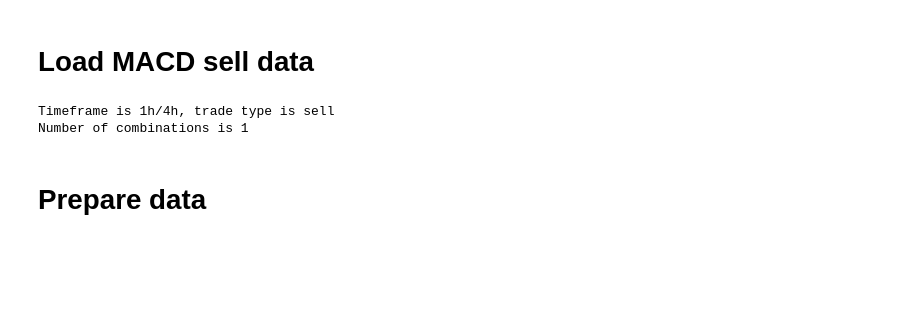
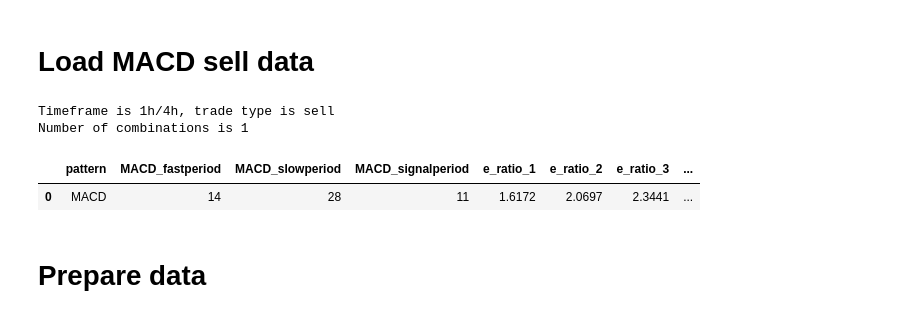
Before and after one commit to beatwad/sigbot, a Jupyter notebook: sigbot/ml/train_model.ipynb, the cells around one changed output. Saved outputs shown, nothing was run; the diff lists cells and outputs as text; code cells hidden in the pictures; blank space fills up the shorter version.

```diff
--- a/sigbot/ml/train_model.ipynb
+++ b/sigbot/ml/train_model.ipynb
@@ -113,33 +105,36 @@ MEXC
 load = False
 clean = False
 
 ttype = 'sell'
 pattern = ['MACD']
 indicator_list = pattern
 indicator_list_higher = ['Trend', 'MACD']
 
 # Get configs
 configs = ConfigFactory.factory(environ).configs
 configs['Indicator_list'] = indicator_list
 configs['Higher_TF_indicator_list'] = indicator_list_higher
 configs['Timeframes']['work_timeframe'] = work_timeframe
 configs['Timeframes']['higher_timeframe'] = higher_timeframe
 
 optim_dict = {
                 'MACD': {
                           "fastperiod": [14],
                           "slowperiod": [28],
                           "signalperiod": [11]
                         }
              }
 
 if CFG.load:
   print(f'Timeframe is {work_timeframe}/{higher_timeframe}, trade type is {ttype}')
   opt = Optimizer(pattern, optim_dict, clean, **configs)
   stat = opt.optimize(pattern, ttype, opt_limit, load, 'ml')
+  display(stat)
 # %% [output]
 Timeframe is 1h/4h, trade type is sell
 Number of combinations is 1
+|  | pattern | MACD_fastperiod | MACD_slowperiod | MACD_signalperiod | e_ratio_1 | e_ratio_2 | e_ratio_3 | ... |
+| 0 | MACD | 14 | 28 | 11 | 1.6172 | 2.0697 | 2.3441 | ... |
 # %% [markdown]
 # Prepare data
 # %%
```
Also changed, not shown: parts of 8 cells of this notebook, 5 other files.
